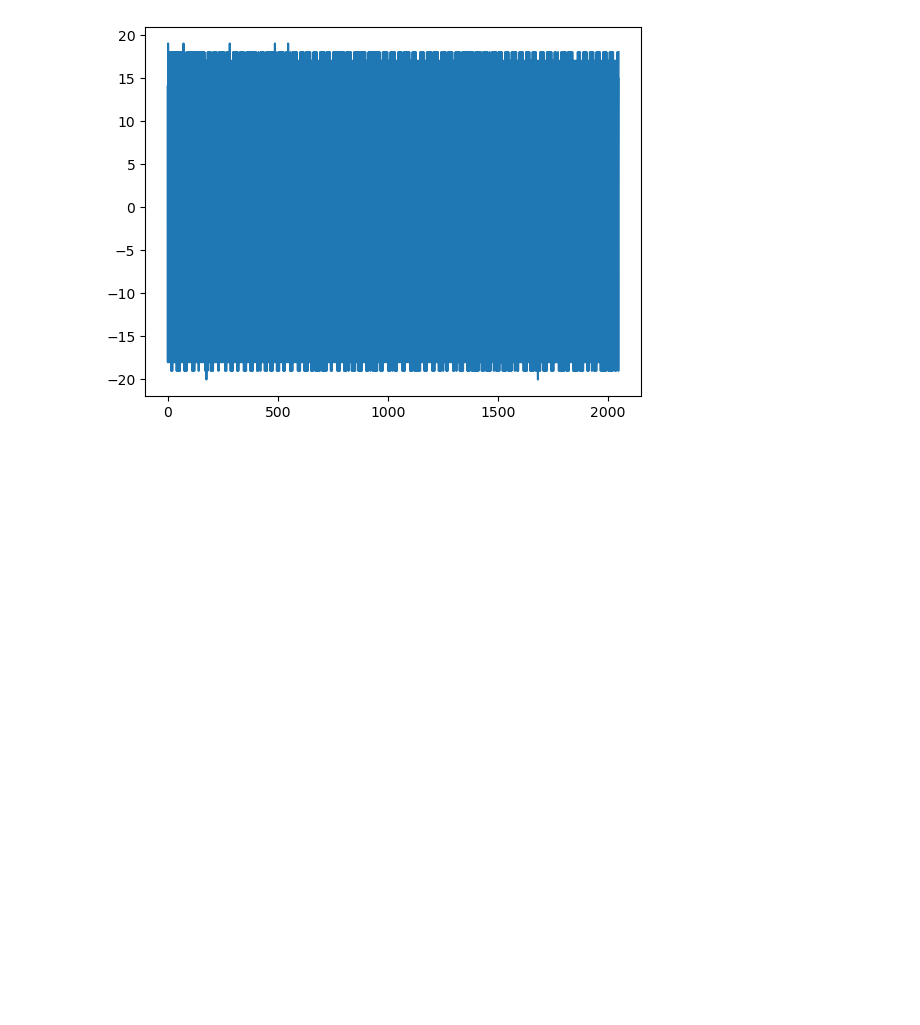
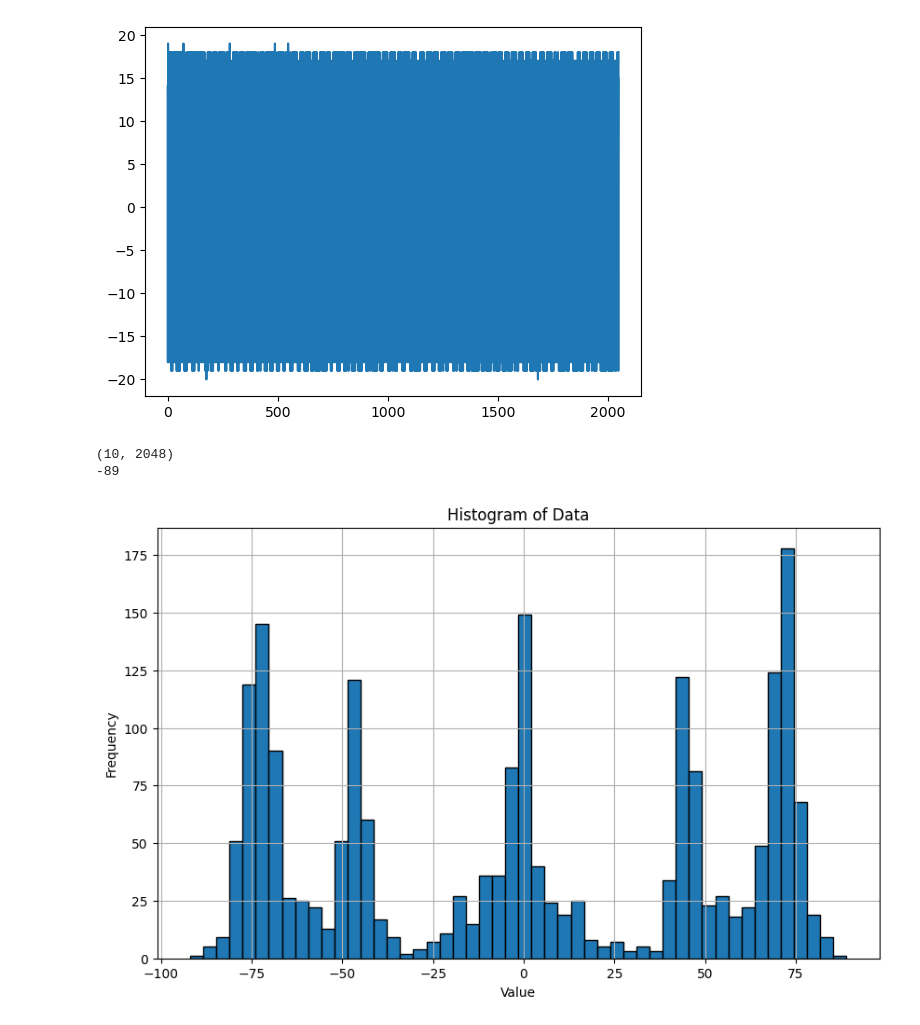
Before and after one commit to pronav5000/astro121lab1, a Jupyter notebook: lab1notebook.ipynb, the cells around one changed output. Drawn from its saved outputs; the diff is of its cells as text; code cells hidden in the pictures; blank space fills up the shorter version.

```diff
--- a/lab1notebook.ipynb
+++ b/lab1notebook.ipynb
@@ -48,3 +48,21 @@ plt.plot(mhz_data['arr_0'][1])
 # %% [output]
 [<matplotlib.lines.Line2D at 0x...>]
 [figure]
+# %%
+ng_data = np.load('noise_generator_data/3200000.0_noise_generator_data.npz')
+# %%
+print(np.shape(ng_data['arr_0']))
+print(np.min(ng_data['arr_0'][0]))
+# %% [output]
+(10, 2048)
+-89
+# %%
+plt.figure(figsize=(10, 6))  # Optional: Set the figure size
+plt.hist(ng_data['arr_0'][3], bins=50, edgecolor='black')  # 50 bins, black edges for better visibility
+plt.title('Histogram of Data')
+plt.xlabel('Value')
+plt.ylabel('Frequency')
+plt.grid(True)  # Optional: Add grid lines for readability
+plt.show()
+# %% [output]
+[figure, added]
```
Also changed, not shown: parts of 5 cells of this notebook.
